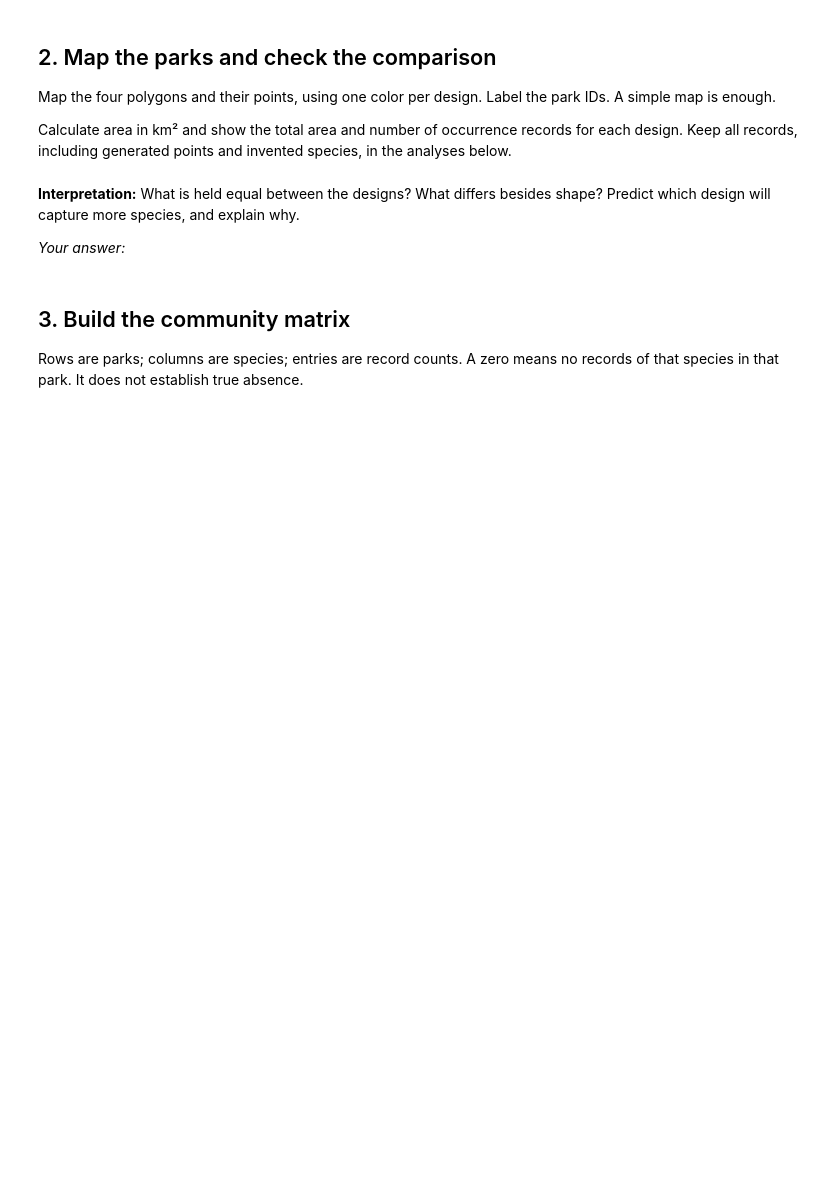
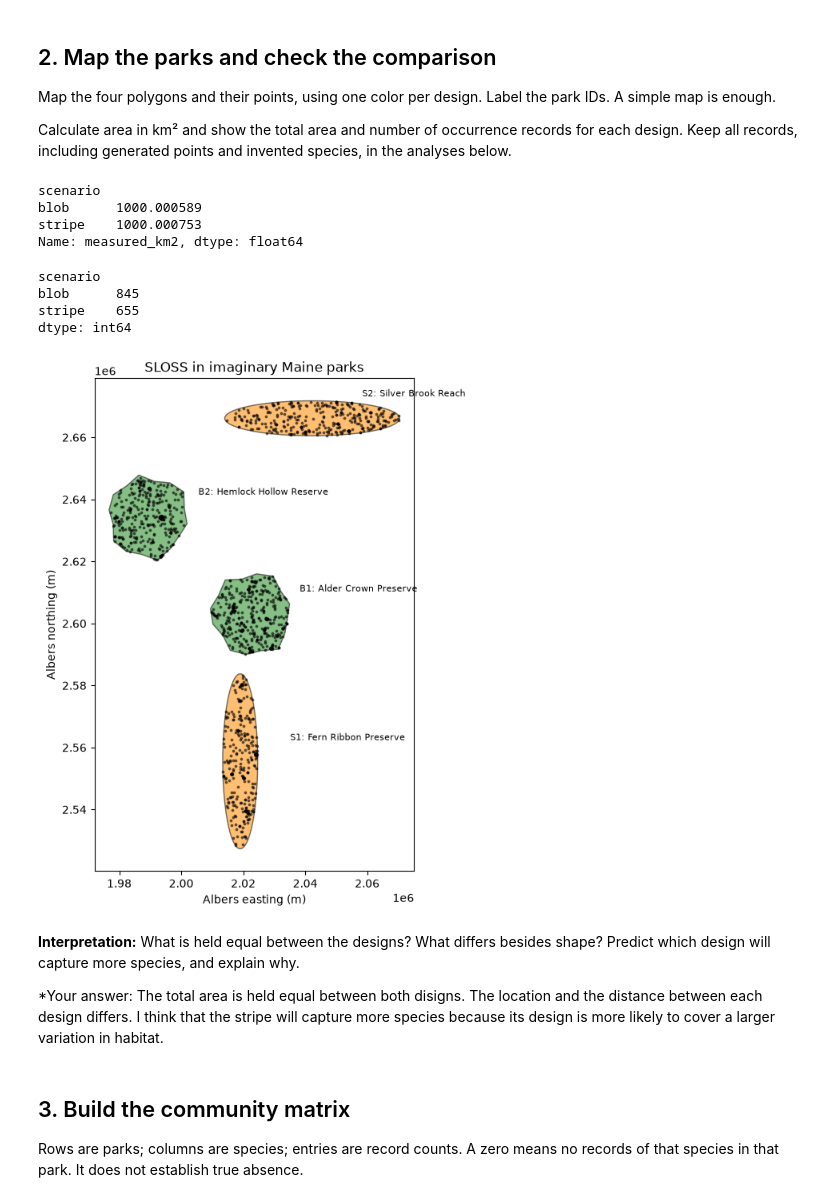
Before and after one commit to drewgutt/BIO597-SpatialBiodiversity, a Jupyter notebook: docs/assignments/Assignment-10-SpatialCommunityComposition.ipynb, the cells around one changed output. Cells and saved outputs as stored; diff of their text form; code cells hidden in the pictures; blank space fills up the shorter version.

```diff
--- a/docs/assignments/Assignment-10-SpatialCommunityComposition.ipynb
+++ b/docs/assignments/Assignment-10-SpatialCommunityComposition.ipynb
@@ -67,14 +75,41 @@ species, in the analyses below.
 # %%
 parks["measured_km2"] = parks.area / 1e6
 display(parks.groupby("scenario").measured_km2.sum())
 
 # Count records in each design with records.groupby("scenario").size().
+
+display(records.groupby("scenario").size())
+
 # Plot the parks and occurrence points; label B1, B2, S1, and S2.
+fig, ax = plt.subplots(figsize=(8, 8))
+
+for strategy, group in parks.groupby("scenario"):
+    group.plot(ax=ax, color=COLORS[strategy], alpha=0.55, edgecolor="black")
+
+records.plot(ax=ax, color="black", markersize=3, alpha=0.5)
+
+for row in parks.itertuples():
+    anchor = row.geometry.representative_point()
+    ax.annotate(f"{row.Index}: {row.park_name}", (anchor.x, anchor.y),
+                xytext=(45, 20), textcoords="offset points", fontsize=8)
+ax.set(title="SLOSS in imaginary Maine parks",
+       xlabel="Albers easting (m)", ylabel="Albers northing (m)")
+plt.show()
+# %% [output]
+scenario
+blob      1000.000589
+stripe    1000.000753
+Name: measured_km2, dtype: float64
+scenario
+blob      845
+stripe    655
+dtype: int64
+[figure, added]
 # %% [markdown]
 **Interpretation:** What is held equal between the designs? What differs besides
 shape? Predict which design will capture more species, and explain why.
 
-*Your answer:*
+*Your answer: The total area is held equal between both disigns. The location and the distance between each design differs. I think that the stripe will capture more species because its design is more likely to cover a larger variation in habitat.
 # %% [markdown]
 ## 3. Build the community matrix
 
```
Also changed, not shown: parts of 19 cells of this notebook, 1 other file.
